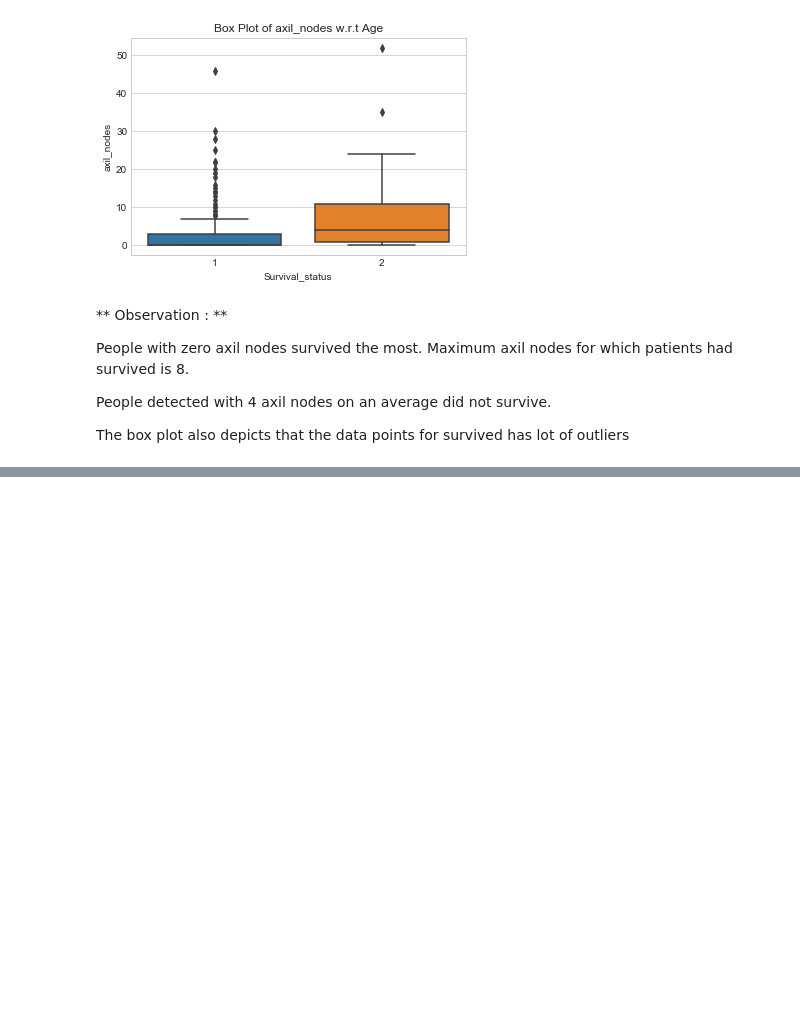
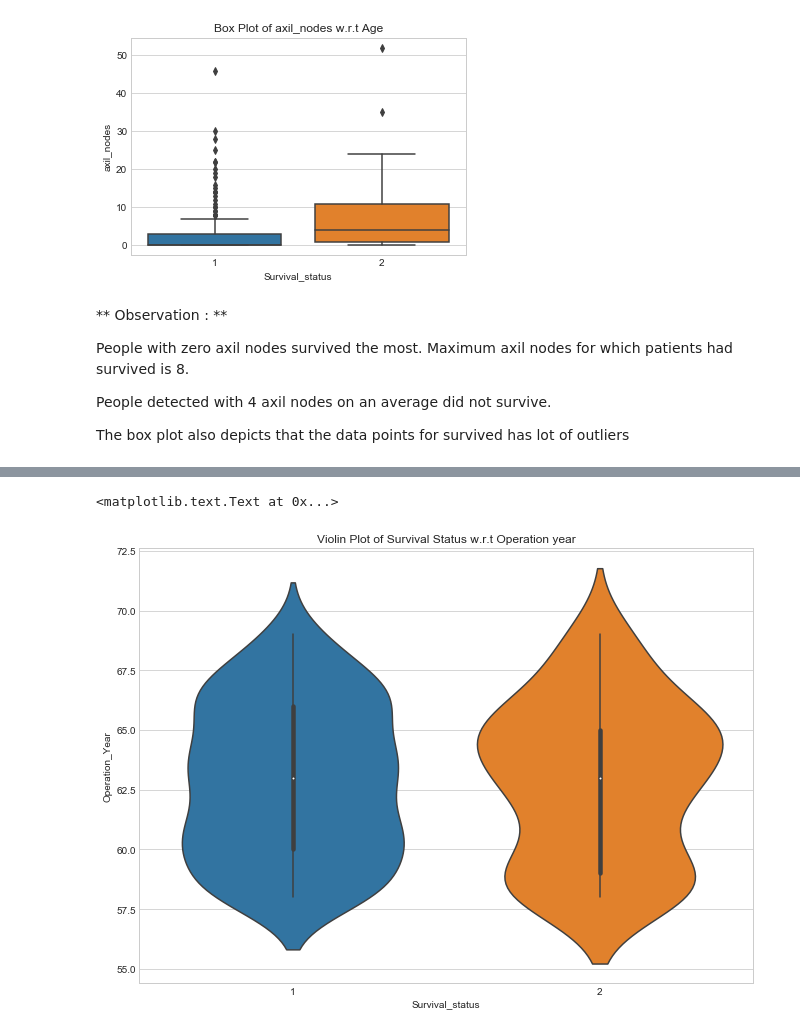
Before and after one commit to plaban1981/EDA, a Jupyter notebook: Haberman_Exploratory Data Analysis..ipynb, the cells around one changed output, grey strips where cells are left out. Saved outputs shown, nothing was run; the diff lists cells and outputs as text; code cells hidden in the pictures; blank space fills up the shorter version.

```diff
--- a/Haberman_Exploratory Data Analysis..ipynb
+++ b/Haberman_Exploratory Data Analysis..ipynb
@@ -285,0 +320,9 @@ The box plot also depicts that the data points for survived has lot of outliers
+# %%
+#Violin Plots w.r.t. Operation_Year
+plt.figure(figsize=(11,8))
+sns.set_style('whitegrid')
+sns.violinplot(x='Survival_status', y= 'Operation_Year', data = df_haber)
+plt.title("Violin Plot of Survival Status w.r.t Operation year")
+# %% [output]
+<matplotlib.text.Text at 0x...>
+[figure, added]
```
Also changed, not shown: parts of 23 cells of this notebook.
